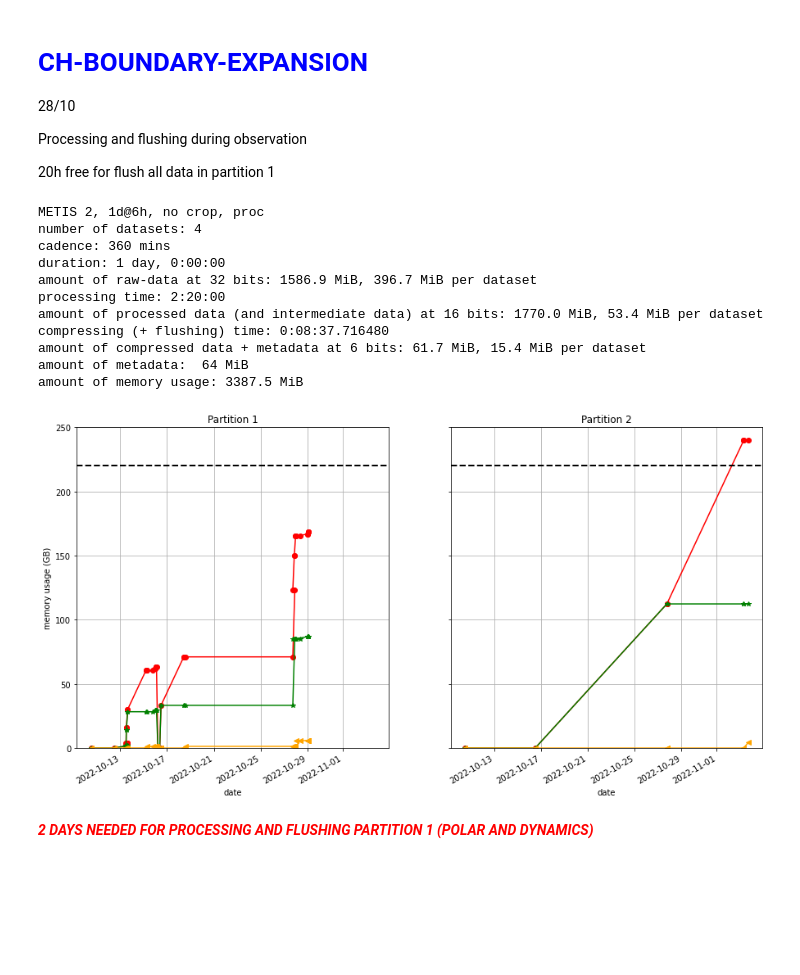
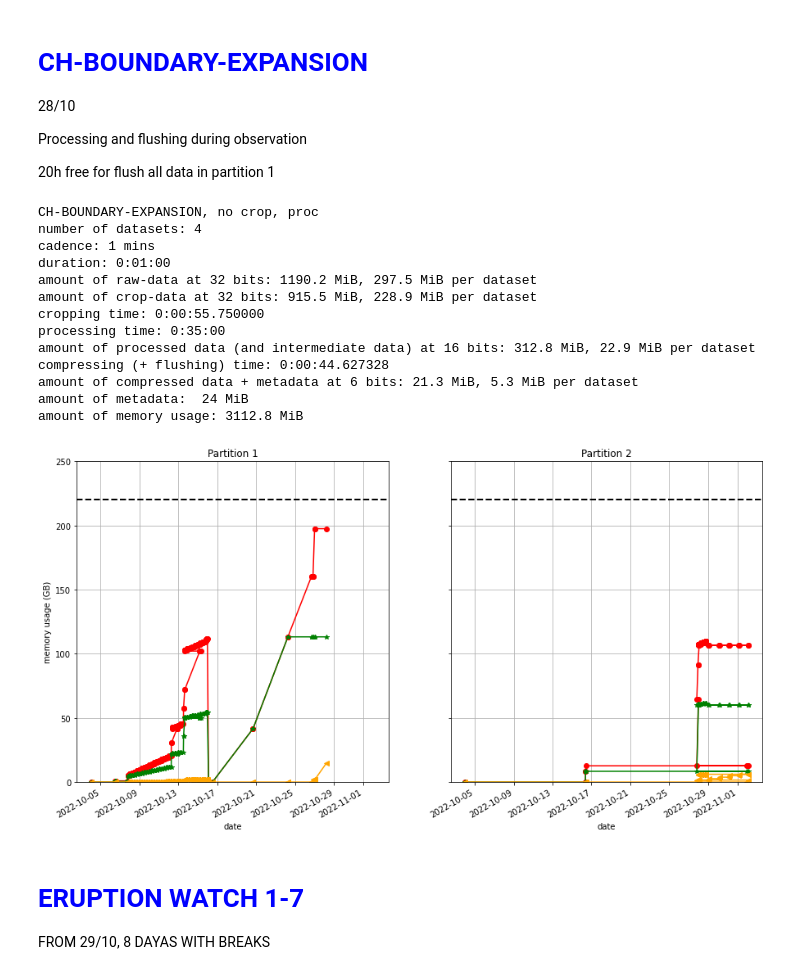
Before and after one commit to dcalc/PHI_TMtool, a Jupyter notebook: NMP1_RSW456.ipynb, the cells around one changed output. Cells and saved outputs as stored; diff of their text form; code cells hidden in the pictures; blank space fills up the shorter version.

```diff
--- a/NMP1_RSW456.ipynb
+++ b/NMP1_RSW456.ipynb
@@ -128,6 +184,7 @@ plt.xlabel('date')
 Text(0.5, 0, 'date')
 [figure]
 # %%
+PHI = PHI_MEMORY(DT(2022,10,4,0,0,0))
 TC = 0 # time for cropping
 TP = 0 # time for processing
 TK = 0 # time for packing
@@ -171,19 +319,19 @@ amount of memory usage: 13549.8 MiB
 
 Processing and flushing during observation
 # %%
-t0 = datetime.datetime.fromisoformat('2022-10-12T12:00:00')
-t1 = datetime.datetime.fromisoformat('2022-10-13T12:00:00')
-PHI = PHI_MEMORY(t0-datetime.timedelta(days=2))
+t0 = DT.fromisoformat('2022-10-12T09:00:00')
+t1 = DT.fromisoformat('2022-10-13T12:00:00')
 
 M2 = PHI_MODE('FDT')
-kw = M2.observation(t0,t1,cadence=6*60,shape=(2048,2048,4,6)); PHI.saving(1,**kw)
-kw = M2.processing(kw['end'],ndata=-1,partialStore=0x00,nout=5,level='raw',); PHI.saving(1,**kw)
-kw = M2.compressing(kw['end'],ndata=-1,nbits=6,level='proc'); PHI.saving(1,**kw)
+synoptic(M2,t0,t1,6*60,(2048,2048,4,6),5,6,1,False)
+# kw = M2.observation(t0,t1,cadence=6*60,shape=(2048,2048,4,6)); PHI.saving(1,**kw)
+# kw = M2.processing(kw['end'],ndata=-1,partialStore=0x00,nout=5,level='raw',); PHI.saving(1,**kw)
+# kw = M2.compressing(kw['end'],ndata=-1,nbits=6,level='proc'); PHI.saving(1,**kw)
 
 printp(M2,label='DENSITY FLUCTUACTIONS, no crop, proc')
 plot_tot(PHI,ylim=(0,250))
 
-# PHI.format_partition(1,kw['end'] + datetime.timedelta(days=10))
+# PHI.format_partition(1,kw['end'] + TD(days=10))
 # final_plot(PHI,TM)
 # %% [output]
 DENSITY FLUCTUACTIONS, no crop, proc
@@ -405,32 +587,33 @@ Processing and flushing during observation
 
 20h free for flush all data in partition 1
 # %%
-t0 = datetime.datetime.fromisoformat('2022-10-28T00:00:00')
-t1 = datetime.datetime.fromisoformat('2022-10-29T00:00:00')
-i = 1
+t0 = DT.fromisoformat('2022-10-28T00:00:00')
+t1 = DT.fromisoformat('2022-10-29T00:00:00')
+i = 2
 
-M2 = PHI_MODE('FDT')
-kw = M2.observation(t0,t1,cadence=6*60,shape=(2048,2048,4,6)); PHI.saving(i,**kw)
-kw = M2.processing(kw['end'],ndata=-1,partialStore=0x00,nout=5,level='raw'); PHI.saving(i,**kw)
-kw = M2.compressing(kw['end'],ndata=-1,nbits=6,level='proc'); PHI.saving(i,**kw)
+M3 = PHI_MODE('FDT')
+synoptic(M3,t0,t1,6*60,(2048,1536,4,6),3,6,i,False)
+# kw = M2.observation(t0,t1,cadence=6*60,shape=(2048,2048,4,6)); PHI.saving(i,**kw)
+# kw = M2.processing(kw['end'],ndata=-1,partialStore=0x00,nout=5,level='raw'); PHI.saving(i,**kw)
+# kw = M2.compressing(kw['end'],ndata=-1,nbits=6,level='proc'); PHI.saving(i,**kw)
 
-printp(M2,label='METIS 2, 1d@6h, no crop, proc')
+printp(M3,label='CH-BOUNDARY-EXPANSION, no crop, proc')
 plot_tot(PHI,ylim=(0,250))
 
-# PHI.format_partition(1,kw['end'] + datetime.timedelta(days=10))
+# PHI.format_partition(1,kw['end'] + TD(days=10))
 # final_plot(PHI,TM)
 # %% [output]
-METIS 2, 1d@6h, no crop, proc
+CH-BOUNDARY-EXPANSION, no crop, proc
 number of datasets: 4
-cadence: 360 mins
-duration: 1 day, 0:00:00
-amount of raw-data at 32 bits: 1586.9 MiB, 396.7 MiB per dataset
-processing time: 2:20:00
-amount of processed data (and intermediate data) at 16 bits: 1770.0 MiB, 53.4 MiB per dataset
-compressing (+ flushing) time: 0:08:37.716480
-amount of compressed data + metadata at 6 bits: 61.7 MiB, 15.4 MiB per dataset
-amount of metadata:  64 MiB
-amount of memory usage: 3387.5 MiB
+cadence: 1 mins
+duration: 0:01:00
+amount of raw-data at 32 bits: 1190.2 MiB, 297.5 MiB per dataset
+amount of crop-data at 32 bits: 915.5 MiB, 228.9 MiB per dataset
+cropping time: 0:00:55.750000
+processing time: 0:35:00
+amount of processed data (and intermediate data) at 16 bits: 312.8 MiB, 22.9 MiB per dataset
+compressing (+ flushing) time: 0:00:44.627328
+amount of compressed data + metadata at 6 bits: 21.3 MiB, 5.3 MiB per dataset
+amount of metadata:  24 MiB
+amount of memory usage: 3112.8 MiB
-[figure, old version]
+[figure, new version]
-# %% [markdown]
-<span style="color:RED">***2 DAYS NEEDED FOR PROCESSING AND FLUSHING PARTITION 1 (POLAR AND DYNAMICS)***</span> <br>
@@ -438,0 +620,3 @@ PHI.format_partition(1,datetime.datetime(2022,10,31,12,0,0))
+# %% [markdown]
+# <span style="color:blue">ERUPTION WATCH 1-7</span> <br>
+FROM 29/10, 8 DAYAS WITH BREAKS
```
Also changed, not shown: parts of 48 cells of this notebook, 2 other files.
